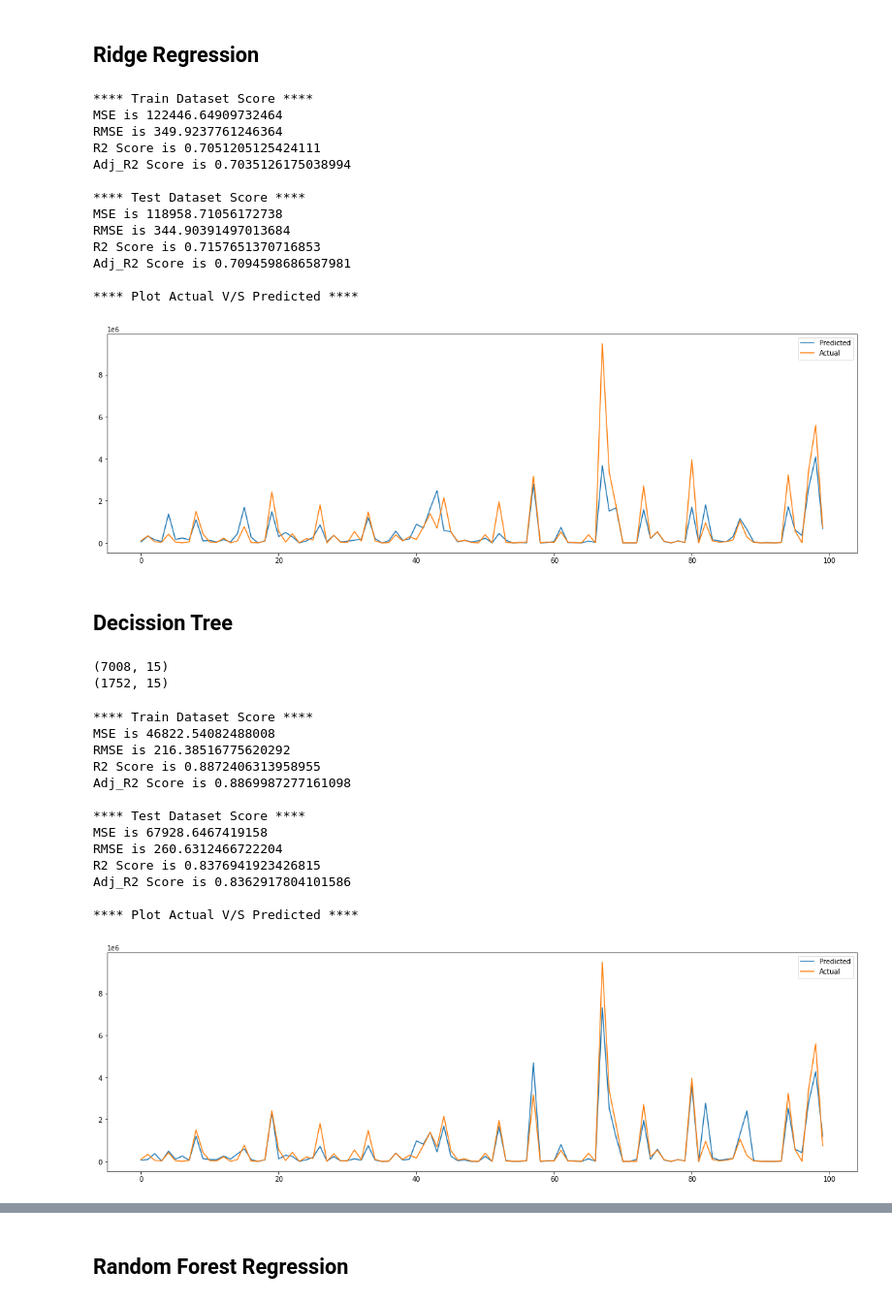
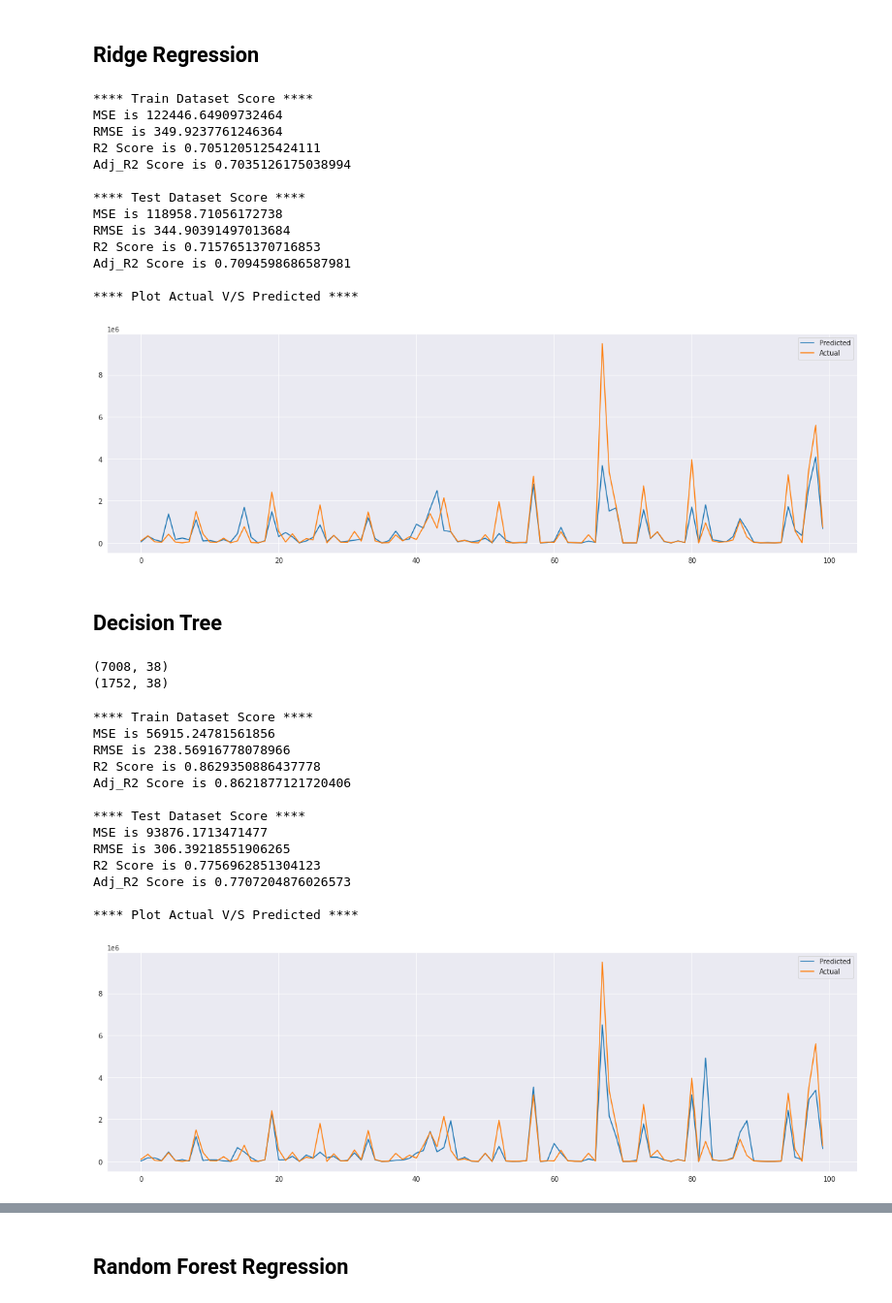
Before and after one commit to solankinitin1210/Capstone-Project-Bike-Sharing-Demand-Prediction, a Jupyter notebook: Bike_Sharing_Demand_Prediction_Capstone_Project.ipynb, the cells around one changed output, grey strips where cells are left out. Shown at 97% size. Cells and saved outputs as stored; diff of their text form; code cells hidden in the pictures.

```diff
--- a/Bike_Sharing_Demand_Prediction_Capstone_Project.ipynb
+++ b/Bike_Sharing_Demand_Prediction_Capstone_Project.ipynb
@@ -473,5 +497,8 @@ label_en = {"Holiday":{"No Holiday":1,"Holiday":0},
 
 df = df.replace(label_en)
 # %%
-# One hot encoding
+# One hot encoding for season and hour column
 df=pd.get_dummies(df,columns=['Seasons'])
+
+# One hot encoding for hour column
+df=pd.get_dummies(df,columns=['Hour'])
@@ -516,22 +529,18 @@ plt.show()
 # %% [markdown]
 # Prepare train and test dataset
 # %%
-independent_variable=df[['Hour', 'Temperature(°C)', 'Humidity(%)','Wind speed (m/s)', 'Visibility (10m)', 'Solar Radiation (MJ/m2)',
+independent_variable=df[['Temperature(°C)', 'Humidity(%)',
+       'Wind speed (m/s)', 'Visibility (10m)', 'Solar Radiation (MJ/m2)',
        'Rainfall(mm)', 'Snowfall (cm)', 'Holiday', 'Functioning Day', 'week',
-       'Seasons_Autumn', 'Seasons_Spring', 'Seasons_Summer', 'Seasons_Winter']]
+       'Seasons_Autumn', 'Seasons_Spring', 'Seasons_Summer', 'Seasons_Winter',
+       'Hour_0', 'Hour_1', 'Hour_2', 'Hour_3', 'Hour_4', 'Hour_5', 'Hour_6',
+       'Hour_7', 'Hour_8', 'Hour_9', 'Hour_10', 'Hour_11', 'Hour_12',
+       'Hour_13', 'Hour_14', 'Hour_15', 'Hour_16', 'Hour_17', 'Hour_18',
+       'Hour_19', 'Hour_20', 'Hour_21', 'Hour_22', 'Hour_23']]
 
 target_variable=df['Rented Bike Count']
 
 Score_Table={}
-# %%
-independent_variable2=df2[['Temperature(°C)', 'Humidity(%)',
-       'Wind speed (m/s)', 'Visibility (10m)', 'Solar Radiation (MJ/m2)',
-       'Rainfall(mm)', 'Snowfall (cm)', 'Holiday', 'Functioning Day', 'week',
-       'Seasons_Autumn', 'Seasons_Spring', 'Seasons_Summer', 'Seasons_Winter',
-       'Hour_0', 'Hour_1', 'Hour_2', 'Hour_3', 'Hour_4', 'Hour_5', 'Hour_6',
-       'Hour_7', 'Hour_8', 'Hour_9', 'Hour_10', 'Hour_11', 'Hour_12',
-       'Hour_13', 'Hour_14', 'Hour_15', 'Hour_16', 'Hour_17', 'Hour_18',
-       'Hour_19', 'Hour_20', 'Hour_21', 'Hour_22', 'Hour_23']]
 # %%
 def get_metrics(Y_train,y_train_pred,y_test,y_test_pred):
 
@@ -699,55 +708,55 @@ R2 Score is 0.7157651370716853
 Adj_R2 Score is 0.7094598686587981
 
 **** Plot Actual V/S Predicted ****
-[figure, old version]
+[figure, new version]
 # %% [markdown]
-## **Decission Tree**
+## **Decision Tree**
 # %%
 # get the training and testing data set agin for non linear regressor model
 X_train, x_test, Y_train, y_test = train_test_split(independent_variable, target_variable, test_size = 0.2, random_state = 0)
 print(X_train.shape)
 print(x_test.shape)
 # %% [output]
-(7008, 15)
-(1752, 15)
+(7008, 38)
+(1752, 38)
 # %%
 #setting the parameters of the lasso model
-Decission=DecisionTreeRegressor(criterion='mse', min_samples_leaf=15, random_state=0)
+Decision=DecisionTreeRegressor(criterion='mse', min_samples_leaf=15, random_state=0)
 
 # Fit dataset to our model
-Decission.fit(X_train,Y_train)
+Decision.fit(X_train,Y_train)
 
 # Get predected values of target varible for train data
-y_train_pred = Decission.predict(X_train)
+y_train_pred = Decision.predict(X_train)
 
 # Get predected values of target varible for test data
-y_test_pred = Decission.predict(x_test)
+y_test_pred = Decision.predict(x_test)
 
 
 # Get score for trained and test dataset
 MSE,RMSE,R2,Adj_R2=get_metrics(Y_train,y_train_pred,y_test,y_test_pred)
 
 #Append Data to score table
-Score_Table['Decission Tree']={'MSE':MSE,'RMSE':RMSE,'R2':R2,'Adj_R2':Adj_R2}
+Score_Table['Decision Tree']={'MSE':MSE,'RMSE':RMSE,'R2':R2,'Adj_R2':Adj_R2}
 
 
-#Plot Decission tree
-graph = Source(tree.export_graphviz(Decission, out_file=None
-   , feature_names=X_train.columns, class_names=['0', '1']
-   , filled = True))
-display(SVG(graph.pipe(format='svg')))
+# #Plot Decission tree
+# graph = Source(tree.export_graphviz(Decission, out_file=None
+#    , feature_names=X_train.columns, class_names=['0', '1']
+#    , filled = True))
+# display(SVG(graph.pipe(format='svg')))
 # %% [output]
 **** Train Dataset Score ****
-MSE is 46822.54082488008
-RMSE is 216.38516775620292
-R2 Score is 0.8872406313958955
-Adj_R2 Score is 0.8869987277161098
+MSE is 56915.24781561856
+RMSE is 238.56916778078966
+R2 Score is 0.8629350886437778
+Adj_R2 Score is 0.8621877121720406
 
 **** Test Dataset Score ****
-MSE is 67928.6467419158
-RMSE is 260.6312466722204
-R2 Score is 0.8376941923426815
-Adj_R2 Score is 0.8362917804101586
+MSE is 93876.1713471477
+RMSE is 306.39218551906265
+R2 Score is 0.7756962851304123
+Adj_R2 Score is 0.7707204876026573
 
 **** Plot Actual V/S Predicted ****
-[figure, old version]
+[figure, new version]
```
Also changed, not shown: parts of 26 cells of this notebook.
